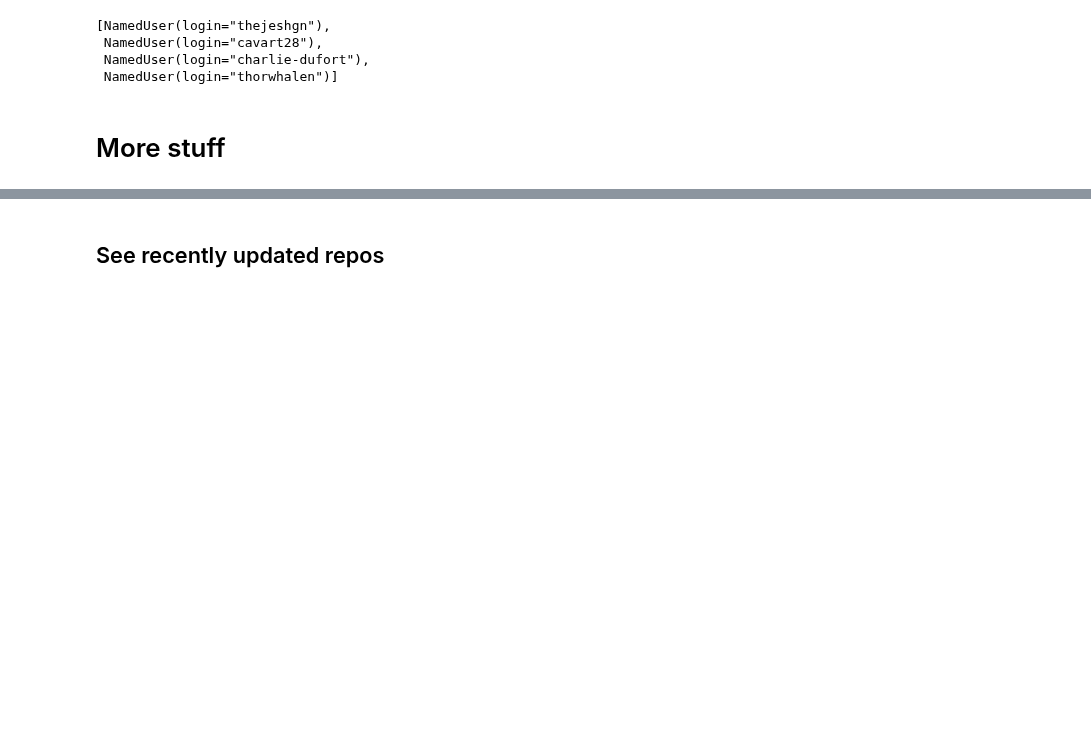
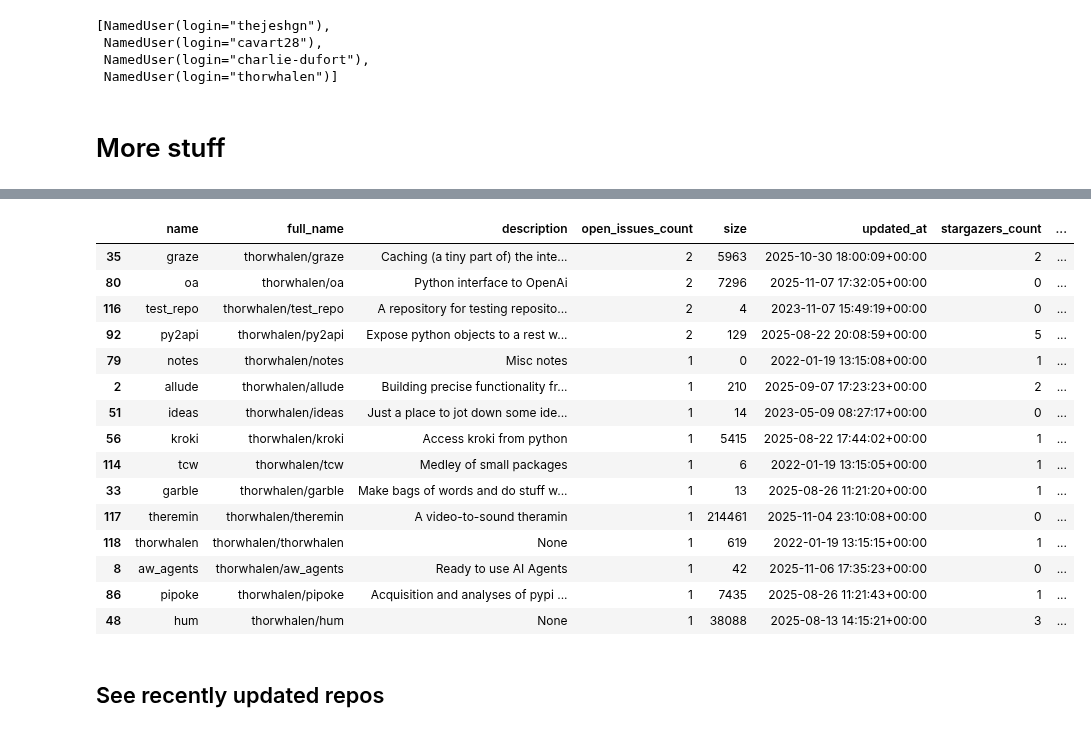
Before and after one commit to thorwhalen/hubcap, a Jupyter notebook: misc/hubcap_demo.ipynb, the cells around one changed output, grey strips where cells are left out. Drawn from its saved outputs; the diff is of its cells as text; code cells hidden in the pictures; blank space fills up the shorter version.

```diff
--- a/misc/hubcap demo.ipynb
+++ b/misc/hubcap_demo.ipynb
@@ -199,0 +251,3 @@ list(stargazers.repo.get_stargazers())
+# %%
+# This one took 16mn to refresh!!!
+tw_repos_info =pd.DataFrame(org_repos_infos('thorwhalen', refresh=False))
@@ -200,3 +265,22 @@ list(stargazers.repo.get_stargazers())
+# %%
+tw_repos_info.sort_values('open_issues_count', ascending=False).iloc[5:20]
+# %% [output]
+|  | name | full_name | description | open_issues_count | size | updated_at | stargazers_count | ... |
+| 35 | graze | thorwhalen/graze | Caching (a tiny part of) the inte... | 2 | 5963 | 2025-10-30 18:00:09+00:00 | 2 | ... |
+| 80 | oa | thorwhalen/oa | Python interface to OpenAi | 2 | 7296 | 2025-11-07 17:32:05+00:00 | 0 | ... |
+| 116 | test_repo | thorwhalen/test_repo | A repository for testing reposito... | 2 | 4 | 2023-11-07 15:49:19+00:00 | 0 | ... |
+| 92 | py2api | thorwhalen/py2api | Expose python objects to a rest w... | 2 | 129 | 2025-08-22 20:08:59+00:00 | 5 | ... |
+| 79 | notes | thorwhalen/notes | Misc notes | 1 | 0 | 2022-01-19 13:15:08+00:00 | 1 | ... |
+| 2 | allude | thorwhalen/allude | Building precise functionality fr... | 1 | 210 | 2025-09-07 17:23:23+00:00 | 2 | ... |
+| 51 | ideas | thorwhalen/ideas | Just a place to jot down some ide... | 1 | 14 | 2023-05-09 08:27:17+00:00 | 0 | ... |
+| 56 | kroki | thorwhalen/kroki | Access kroki from python | 1 | 5415 | 2025-08-22 17:44:02+00:00 | 1 | ... |
+| 114 | tcw | thorwhalen/tcw | Medley of small packages | 1 | 6 | 2022-01-19 13:15:05+00:00 | 1 | ... |
+| 33 | garble | thorwhalen/garble | Make bags of words and do stuff w... | 1 | 13 | 2025-08-26 11:21:20+00:00 | 1 | ... |
+| 117 | theremin | thorwhalen/theremin | A video-to-sound theramin | 1 | 214461 | 2025-11-04 23:10:08+00:00 | 0 | ... |
+| 118 | thorwhalen | thorwhalen/thorwhalen | None | 1 | 619 | 2022-01-19 13:15:15+00:00 | 1 | ... |
+| 8 | aw_agents | thorwhalen/aw_agents | Ready to use AI Agents | 1 | 42 | 2025-11-06 17:35:23+00:00 | 0 | ... |
+| 86 | pipoke | thorwhalen/pipoke | Acquisition and analyses of pypi ... | 1 | 7435 | 2025-08-26 11:21:43+00:00 | 1 | ... |
+| 48 | hum | thorwhalen/hum | None | 1 | 38088 | 2025-08-13 14:15:21+00:00 | 3 | ... |
 # %% [markdown]
 ## See recently updated repos
 # %%
```
Also changed, not shown: parts of 7 cells of this notebook, 5 other files.
